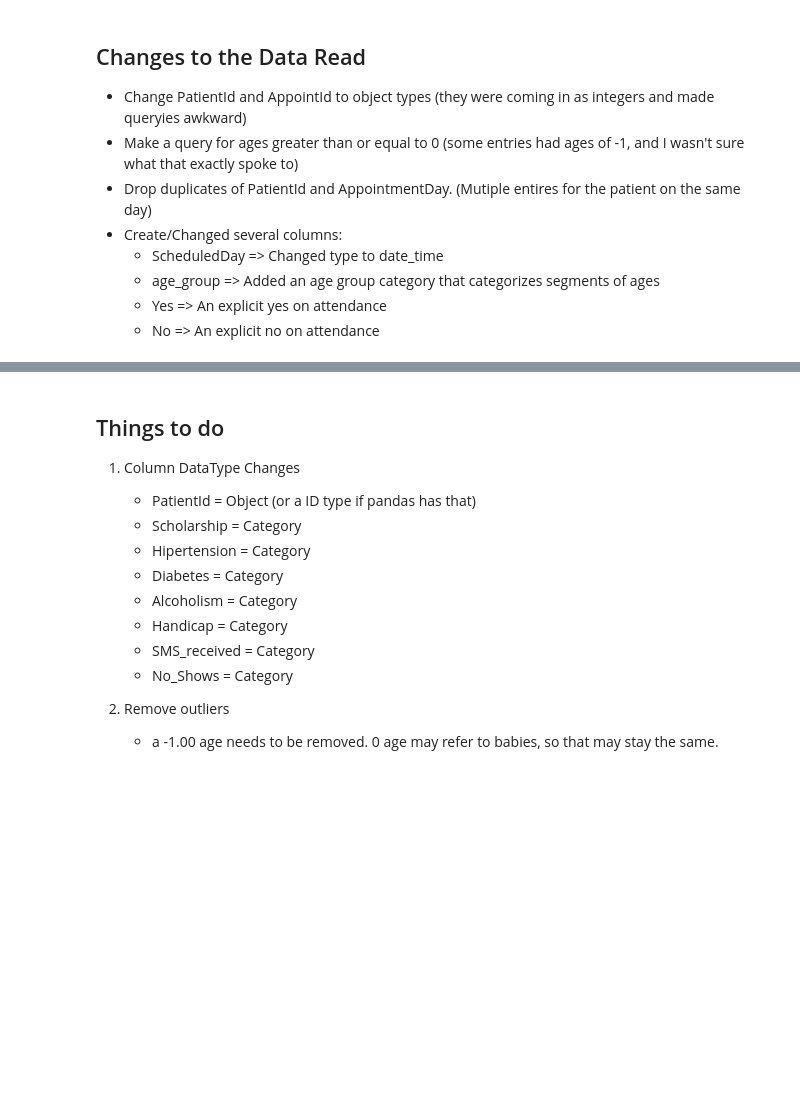
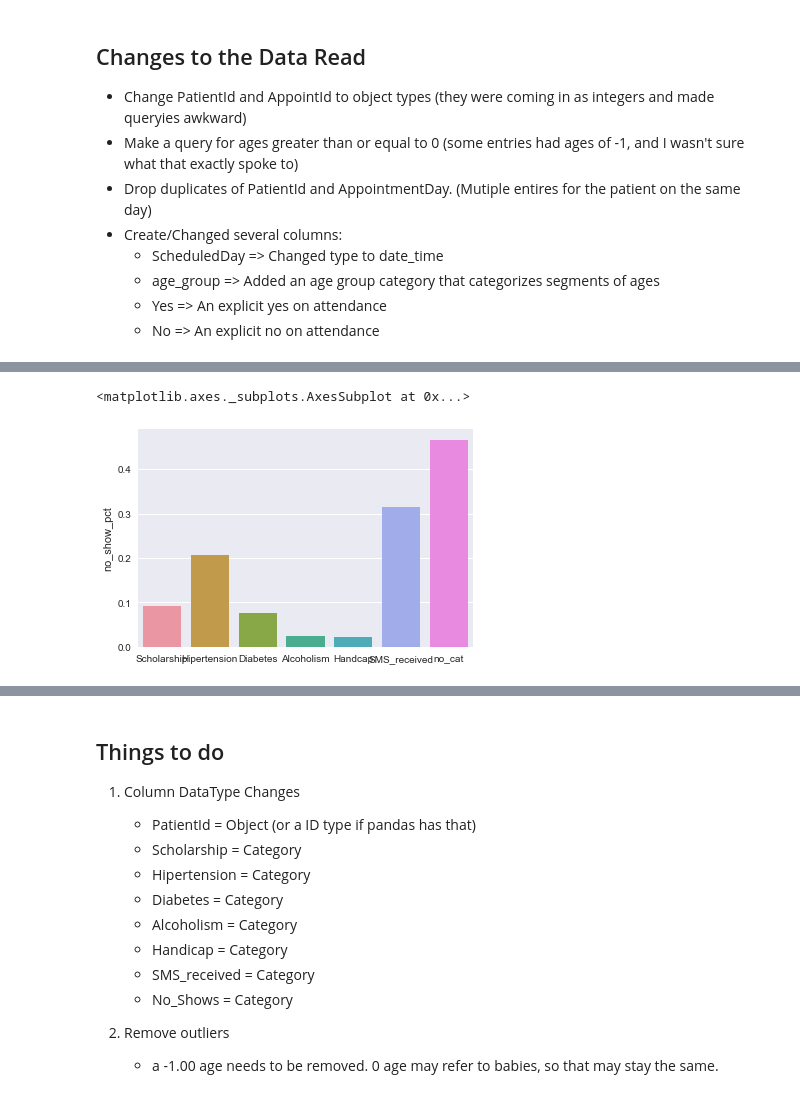
Before and after one commit to datruth29/Udacity-Data-Analyst-Nanodegree, a Jupyter notebook: dandp2-datasetreport/scratchbook_noshow.ipynb, the cells around one changed output, grey strips where cells are left out. Drawn from its saved outputs; the diff is of its cells as text; code cells hidden in the pictures; blank space fills up the shorter version.

```diff
--- a/dandp2-datasetreport/scratchbook_noshow.ipynb
+++ b/dandp2-datasetreport/scratchbook_noshow.ipynb
@@ -15,10 +15,8 @@ pd.set_option('display.float_format', lambda x: '%.2f' % x)
 - We create labels and ranges for age groups
 - Remove any data points with ages less than 0 (not possible) and drop all duplicates that has the patient appearing mulitple times on the same day (can be an error or actual scheduling on the same day, remove all just to be sure).
 # %%
-bins = [0, 1, 4, 9, 13, 18, 35, 55, np.inf]
-labels = ['baby', 'toddler', 'gradeschool', 'preteen', 'teenager', 'youngadult', 'middle-aged', 'elder']
-patient_headers = ['PatientId']
-cats = ['Scholarship', 'Hipertension', 'Diabetes', 'Alcoholism', 'Handcap', 'SMS_received']
+bins = [0, 3, 13, 20, 40, 60, np.inf]
+labels = ['toddler', 'childhood', 'teenager', 'adulthood', 'middle age', 'elder']
 
 data = (pd.read_csv('noshowappointments-kagglev2-may-2016.csv', encoding='utf8', dtype={'PatientId': object, 'AppointmentID': object})
             .query("Age >= 0")
@@ -68,13 +66,23 @@ def get_levels(df, column):
         new_df['level'] = new_df['level'].astype('category')
         new_df['level'].cat.reorder_categories(df[column].cat.categories, inplace=True)
 
-    sns.barplot(x='level', y='no_pct', data=new_df)
+    return new_df
+
+def graph(df, column, x='level', y='no_pct'):
+
+    new_df = get_levels(df, column)
+    sns.barplot(x=x, y=y, data=new_df)
     sns.plt.title('Percentage of {} by Level'.format(column))
     sns.plt.ylabel('Percentage')
 
 #no_cats_matched = data[data[cats].apply(lambda x: min(x) == max(x), 1)]
+cats = ['Scholarship', 'Hipertension', 'Diabetes', 'Alcoholism', 'Handcap', 'SMS_received']
+
 data['no_cat'] = data[cats].apply(lambda x: min(x) == max(x), 1)
 data['day'] = data['AppointmentDay'].apply(lambda x: cal.day_name[x.weekday()]).astype('category')
 data['day'].cat.reorder_categories(list(cal.day_name)[:6], inplace=True)
 data.age_group.cat.reorder_categories(labels, ordered=True, inplace=True)
 cats.append('no_cat')
+
+data['day'].cat.reorder_categories(list(cal.day_name)[:6], inplace=True)
+data['age_group'].cat.reorder_categories(labels, ordered=True, inplace=True)
@@ -137,0 +124,2 @@ get_levels(data, 'Scholarship')
+# %%
+no_shows = data[data['no'] == 1].copy()
@@ -137,0 +147,6 @@ get_levels(data, 'Scholarship')
+# %%
+no_shows_graph = (no_shows[cats].sum() / len(no_shows)).to_frame(name='no_show_pct')
+sns.barplot(x=no_shows_graph.index, y=no_shows_graph['no_show_pct'], data=no_shows_graph)
+# %% [output]
+<matplotlib.axes._subplots.AxesSubplot at 0x...>
+[figure, added]
```
Also changed, not shown: parts of 18 cells of this notebook, 2 other files.
